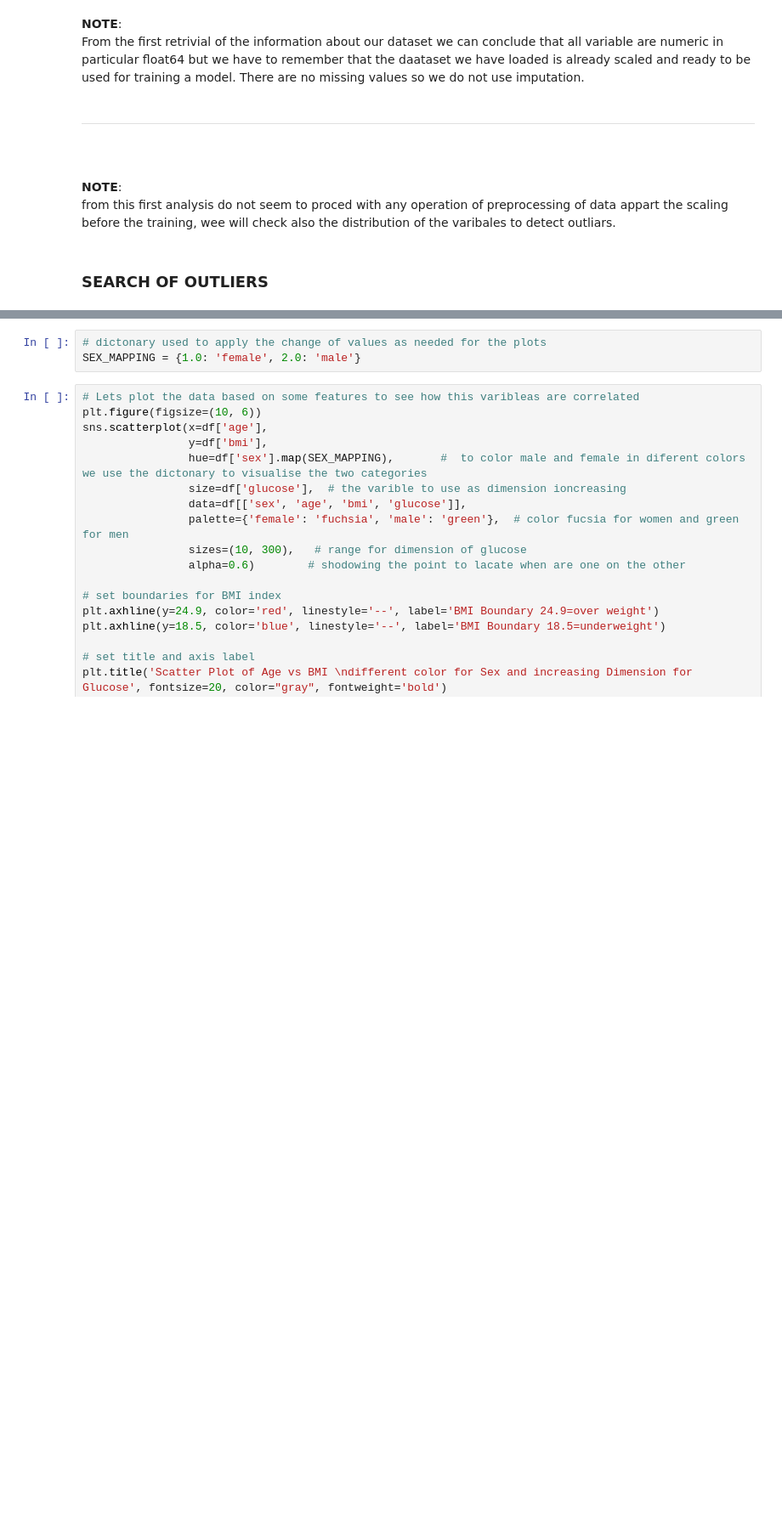
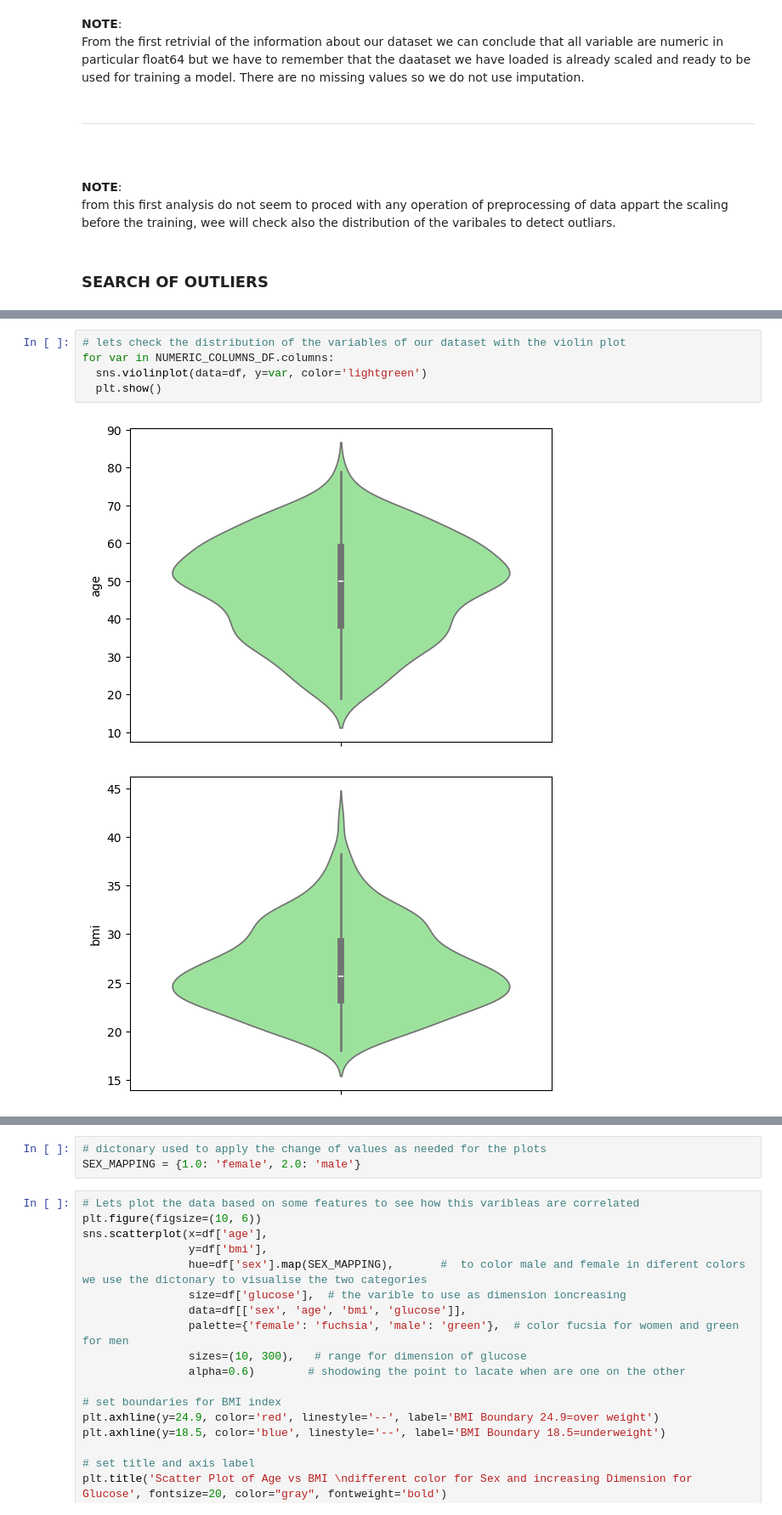
Before and after one commit to kozen88/Diabetes_Onward_Monitor, a Jupyter notebook: diabetes_regression.ipynb, the cells around one changed output, grey strips where cells are left out. Shown at 85% size. Saved outputs shown, nothing was run; the diff lists cells and outputs as text; blank space fills up the shorter version.

```diff
--- a/diabetes_regression.ipynb
+++ b/diabetes_regression.ipynb
@@ -302,0 +326,8 @@ From the boxplot we can see that appart for age and bp all the other variables p
+# %%
+# lets check the distribution of the variables of our dataset with the violin plot
+for var in NUMERIC_COLUMNS_DF.columns:
+  sns.violinplot(data=df, y=var, color='lightgreen')
+  plt.show()
+# %% [output]
+[figure, added]
+[figure, added]
```
Also changed, not shown: parts of 39 cells of this notebook.
